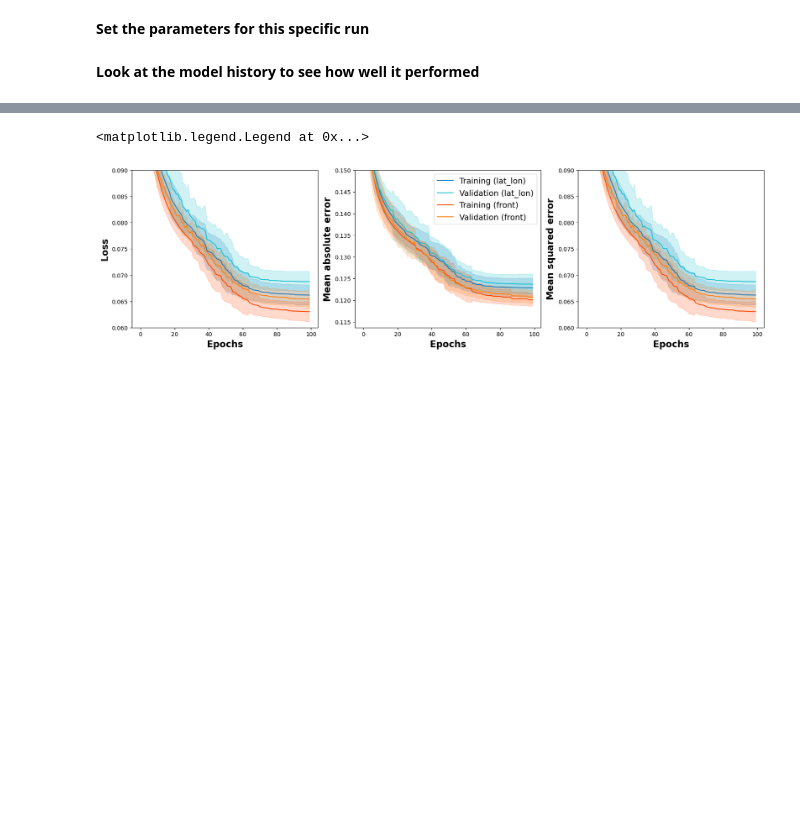
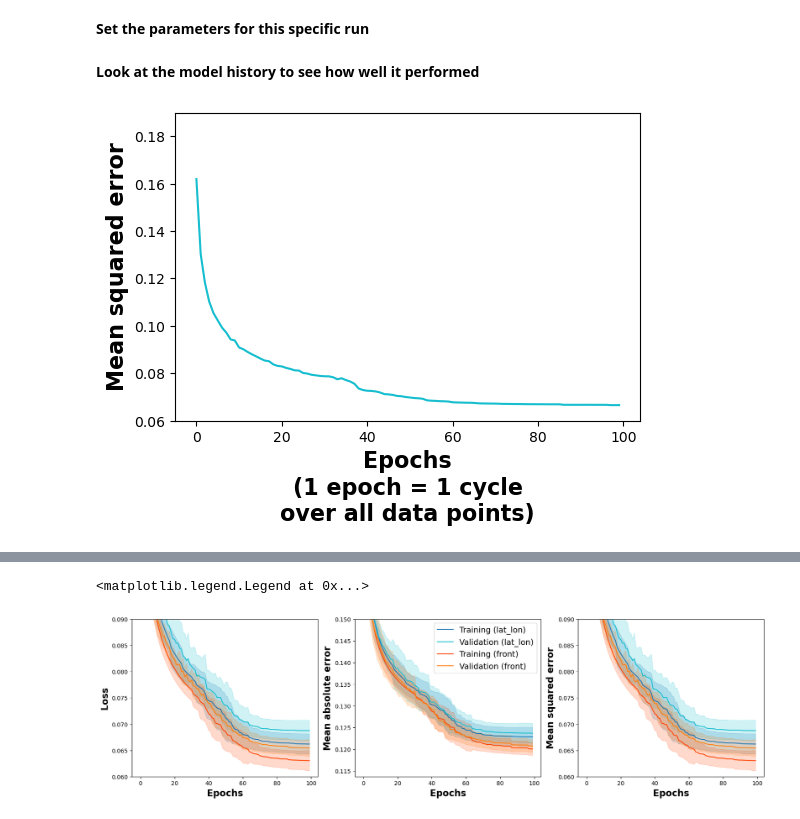
Before and after one commit to hockenden97/simpleNN_basal_melt, a Jupyter notebook: AIAI_scripts_notebooks/Compare_history.ipynb, the cells around one changed output, grey strips where cells are left out. Drawn from its saved outputs; the diff is of its cells as text; code cells hidden in the pictures; blank space fills up the shorter version.

```diff
--- a/AIAI_scripts_notebooks/Compare_history.ipynb
+++ b/AIAI_scripts_notebooks/Compare_history.ipynb
@@ -111,6 +111,39 @@ rp_mean = requested_param + '_mean'
 rp_std = requested_param + '_std'
 rp_val_mean = 'val_' + requested_param + '_mean'
 rp_val_std = 'val_' + requested_param + '_std'
+# %%
+fig, ax = plt.subplots(1,1, figsize = (6,4))
+#for i in range(10):
+#for i in range(1):
+    #ax.plot(history_seeds[i][requested_param], color = 'C9', alpha = 0.1)
+ #   ax.plot(history_seeds[i][rp_val], color = 'C0', alpha = 0.1)
+    #ax.plot(history_seeds2[i][requested_param], color = 'C1', alpha = 0.1)
+    #ax.plot(history_seeds2[i][rp_val], color = 'orangered', alpha = 0.1)
+std_f = 1
+#df = df_lat_lon
+#ax.plot(df[rp_mean], label = 'Training (lat_lon)', color = 'C0')
+#ax.fill_between(df.index, df[rp_mean]+ std_f * df[rp_std], df[rp_mean]- std_f * df[rp_std], alpha = 0.2, color = 'C0')
+ax.plot(df[rp_val_mean], color = 'C9')
+#ax.fill_between(df.index, df[rp_val_mean]+ std_f * df[rp_val_std], df[rp_val_mean]- std_f * df[rp_val_std], alpha = 0.2, color = 'C9')
+
+df = df_front
+#ax.plot(df[rp_mean], label = 'Training (front)', color = 'orangered')
+#ax.fill_between(df.index, df[rp_mean]+ std_f * df[rp_std], df[rp_mean]- std_f * df[rp_std], alpha = 0.2, color = 'orangered')
+#ax.plot(df[rp_val_mean], label = 'Validation (front)', color = 'C1')
+#ax.fill_between(df.index, df[rp_val_mean]+ std_f * df[rp_val_std], df[rp_val_mean]- std_f * df[rp_val_std], alpha = 0.2, color = 'C1')
+
+fontsize = 16
+ax.set_xlabel('Epochs\n(1 epoch = 1 cycle\nover all data points)', fontsize = fontsize, weight = 'bold')
+ax.set_ylabel(rp_label, fontsize = fontsize, weight = 'bold')
+#ax.legend(fontsize = fontsize-6, markerscale = 2, loc = (0.61, 1.02))
+if requested_param == 'mae':
+    ax.set_ylim(None, 0.15)
+elif requested_param == 'loss':
+    ax.set_ylim(0.06,0.09)
+elif requested_param == 'mse':
+    ax.set_ylim(0.06,0.19)
+# %% [output]
+[figure, added]
 # %%
 fig, ax = plt.subplots(1,1, figsize = (6,4))
 for i in range(10):
```
Also changed, not shown: parts of 2 cells of this notebook, 9 other files.
